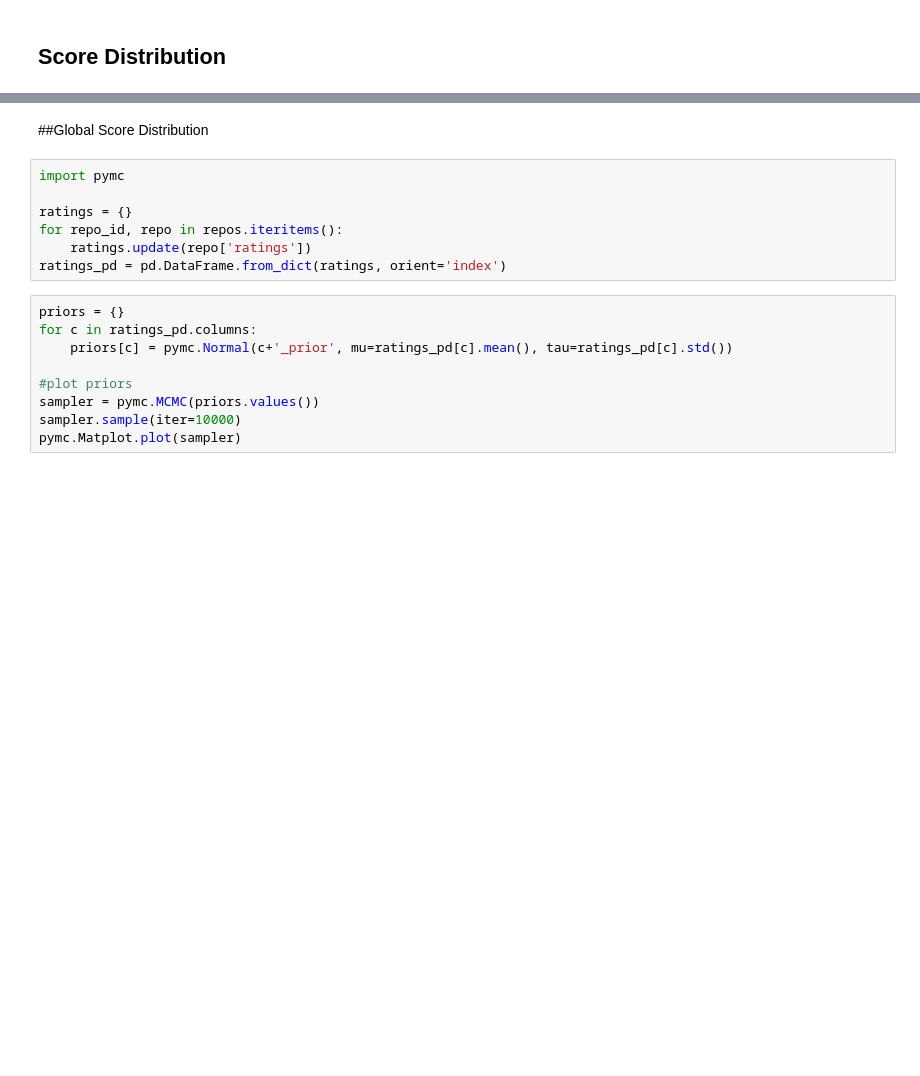
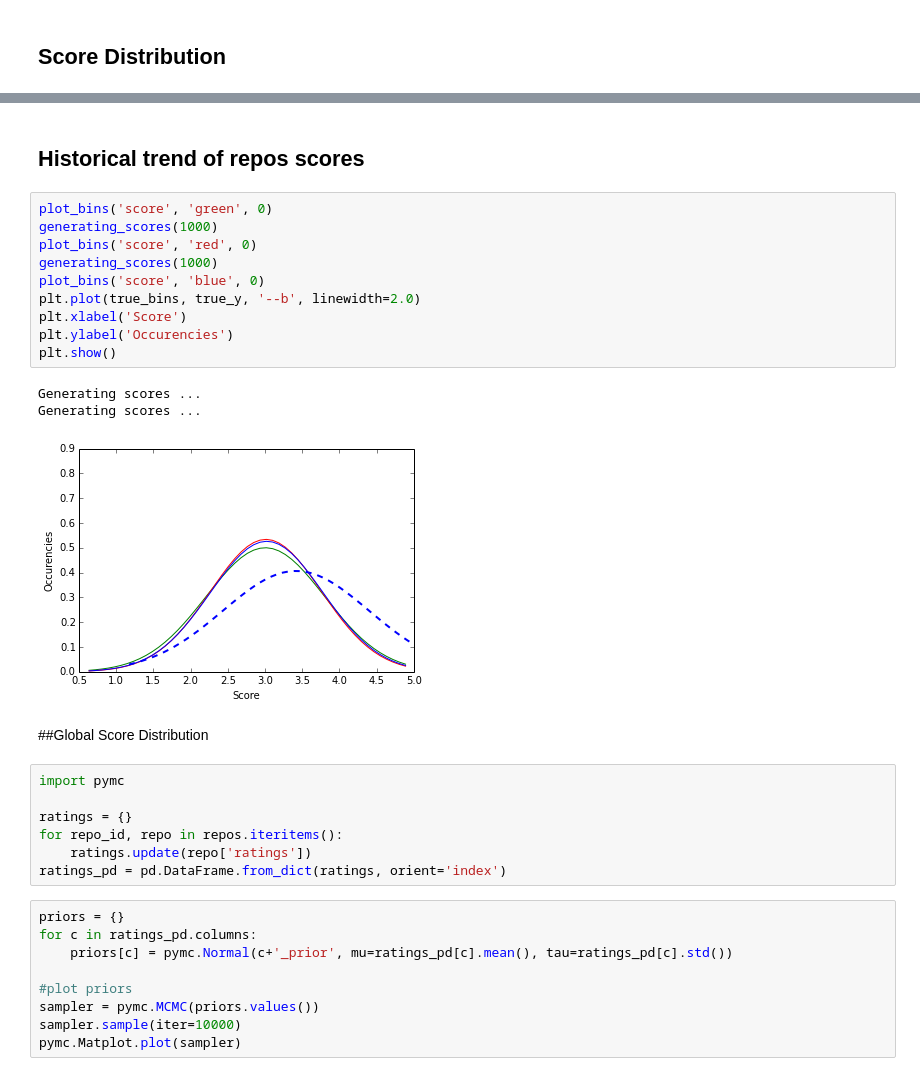
Before and after one commit to gitlinks/notebooks, a Jupyter notebook: Karma and Score Simulation.ipynb, the cells around one changed output, grey strips where cells are left out. Drawn from its saved outputs; the diff is of its cells as text; blank space fills up the shorter version.

Commit message:
Add historical trend

```diff
--- a/Karma and Score Simulation.ipynb
+++ b/Karma and Score Simulation.ipynb
@@ -247,3 +251,19 @@ plt.show()
+# %% [markdown]
+## Historical trend of repos scores
+# %%
+plot_bins('score', 'green', 0)
+generating_scores(1000)
+plot_bins('score', 'red', 0)
+generating_scores(1000)
+plot_bins('score', 'blue', 0)
+plt.plot(true_bins, true_y, '--b', linewidth=2.0)
+plt.xlabel('Score')
+plt.ylabel('Occurencies')
+plt.show()
+# %% [output]
+Generating scores ...
+Generating scores ...
+[figure, added]
 # %% [markdown]
 ##Global Score Distribution
 # %%
```
Also changed, not shown: parts of 5 cells of this notebook.
